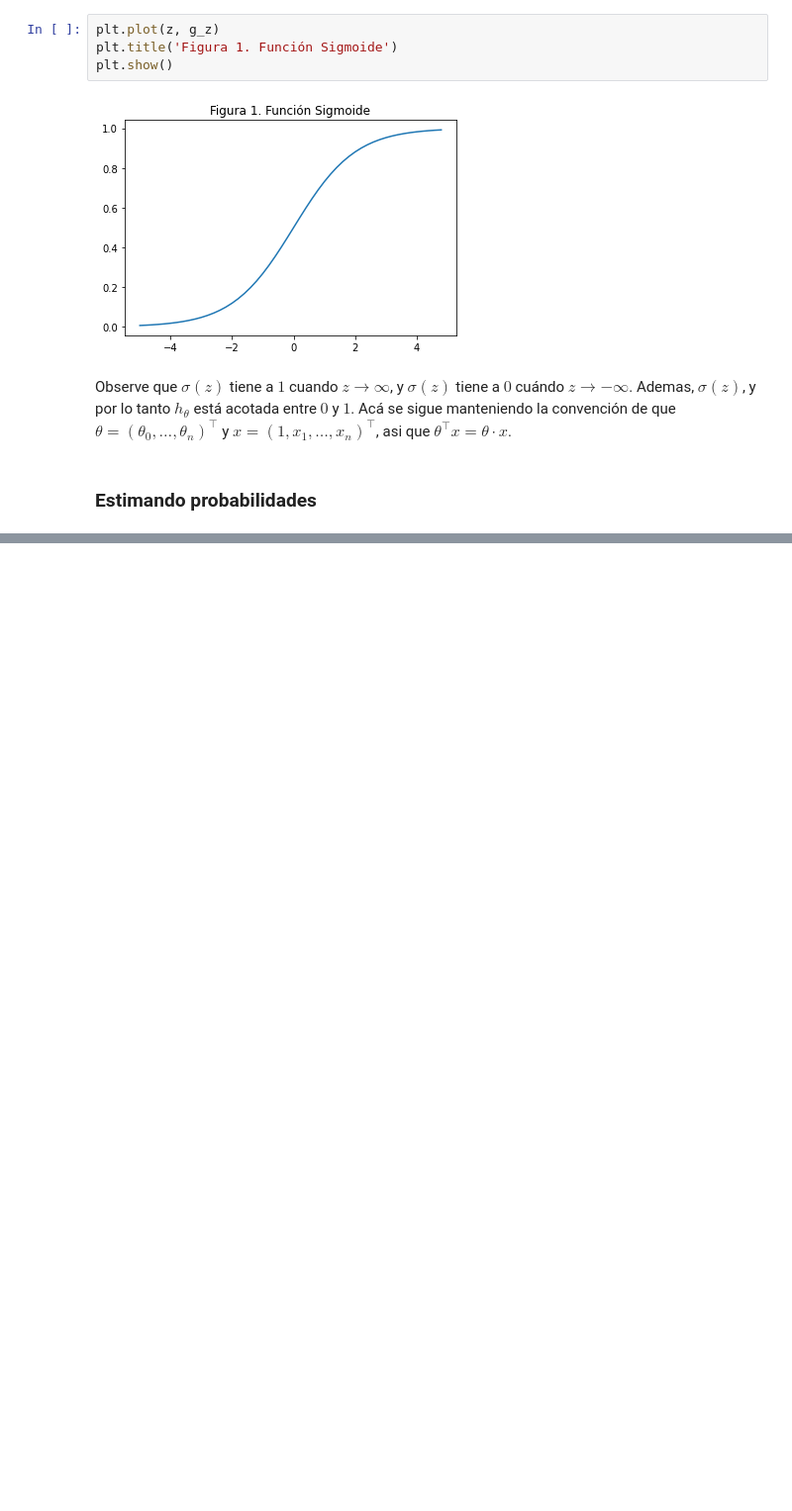
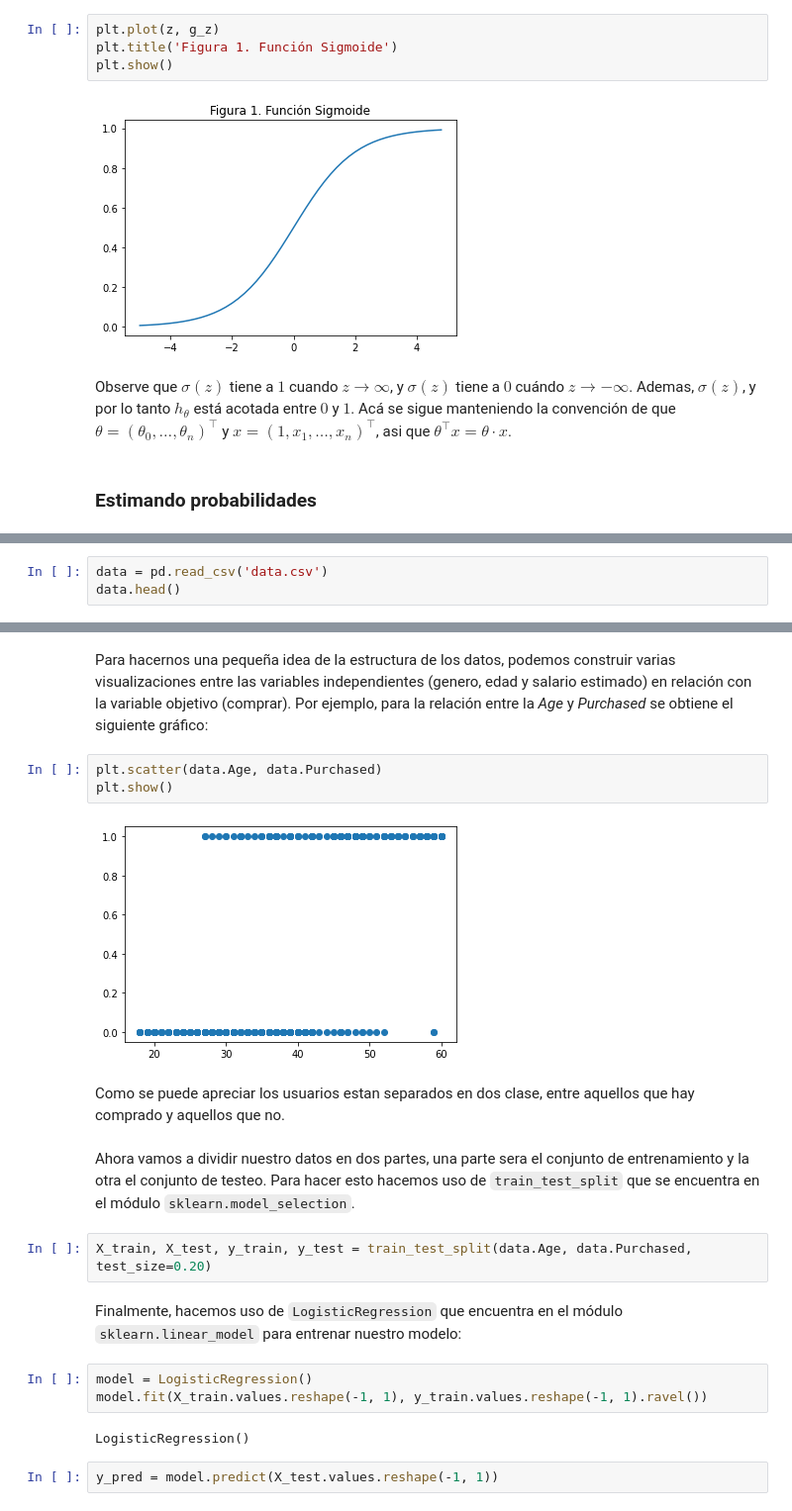
Before and after one commit to alejandrosanchezy/nerve, a Jupyter notebook: Regresión Logística/Regresión Logística.ipynb, the cells around one changed output, grey strips where cells are left out. Shown at 99% size. Cells and saved outputs as stored; diff of their text form; blank space fills up the shorter version.

Commit message:
feat: Logistic Regression was added.

```diff
--- a/Regresión Logística/Regresión Logística.ipynb
+++ b/Regresión Logística/Regresión Logística.ipynb
@@ -32,0 +108,3 @@ Considere una conjunto de datos $S=\{(x_i, y_i\}_{i=1}^m$, donde cada $x_i = (1,
+# %%
+data = pd.read_csv('data.csv')
+data.head()
@@ -32,0 +118,22 @@ Considere una conjunto de datos $S=\{(x_i, y_i\}_{i=1}^m$, donde cada $x_i = (1,
+# %% [markdown]
+Para hacernos una pequeña idea de la estructura de los datos, podemos construir varias visualizaciones entre las variables independientes (genero, edad y salario estimado) en relación con la variable objetivo (comprar). Por ejemplo, para la relación entre la _Age_ y _Purchased_ se obtiene el siguiente gráfico:
+# %%
+plt.scatter(data.Age, data.Purchased)
+plt.show()
+# %% [output]
+[figure, added]
+# %% [markdown]
+Como se puede apreciar los usuarios estan separados en dos clase, entre aquellos que hay comprado y aquellos que no.
+# %% [markdown]
+Ahora vamos a dividir nuestro datos en dos partes, una parte sera el conjunto de entrenamiento y la otra el conjunto de testeo. Para hacer esto hacemos uso de `train_test_split` que se encuentra en el módulo `sklearn.model_selection`.
+# %%
+X_train, X_test, y_train, y_test = train_test_split(data.Age, data.Purchased, test_size=0.20)
+# %% [markdown]
+Finalmente, hacemos uso de `LogisticRegression` que encuentra en el módulo `sklearn.linear_model` para entrenar nuestro modelo:
+# %%
+model = LogisticRegression()
+model.fit(X_train.values.reshape(-1, 1), y_train.values.reshape(-1, 1).ravel())
+# %% [output]
+LogisticRegression()
+# %%
+y_pred = model.predict(X_test.values.reshape(-1, 1))
```
Also changed, not shown: parts of 47 cells of this notebook, 3 other files.
